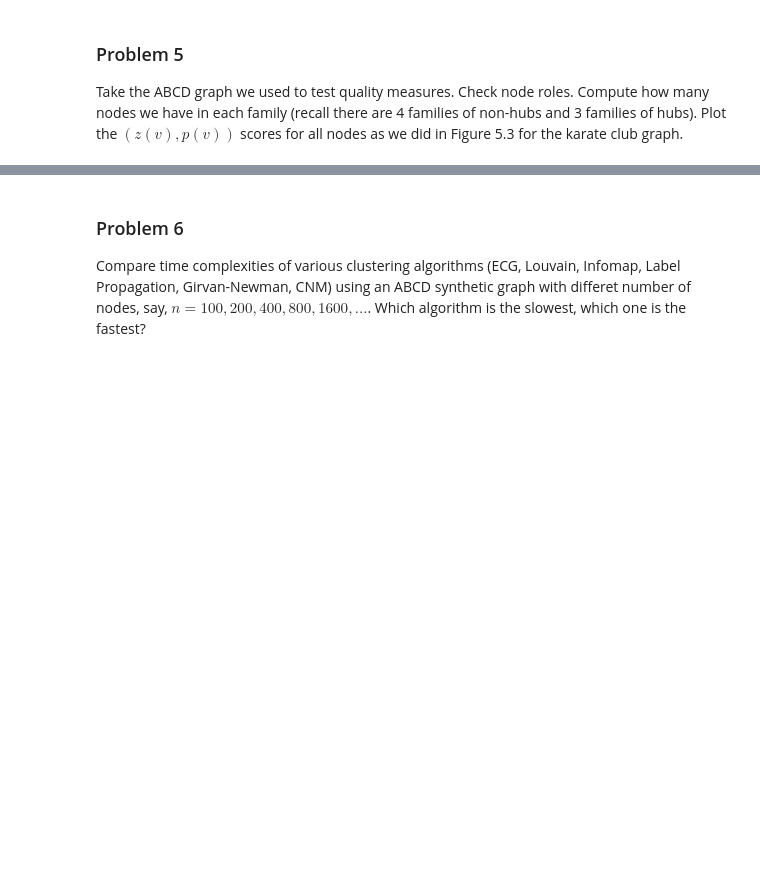
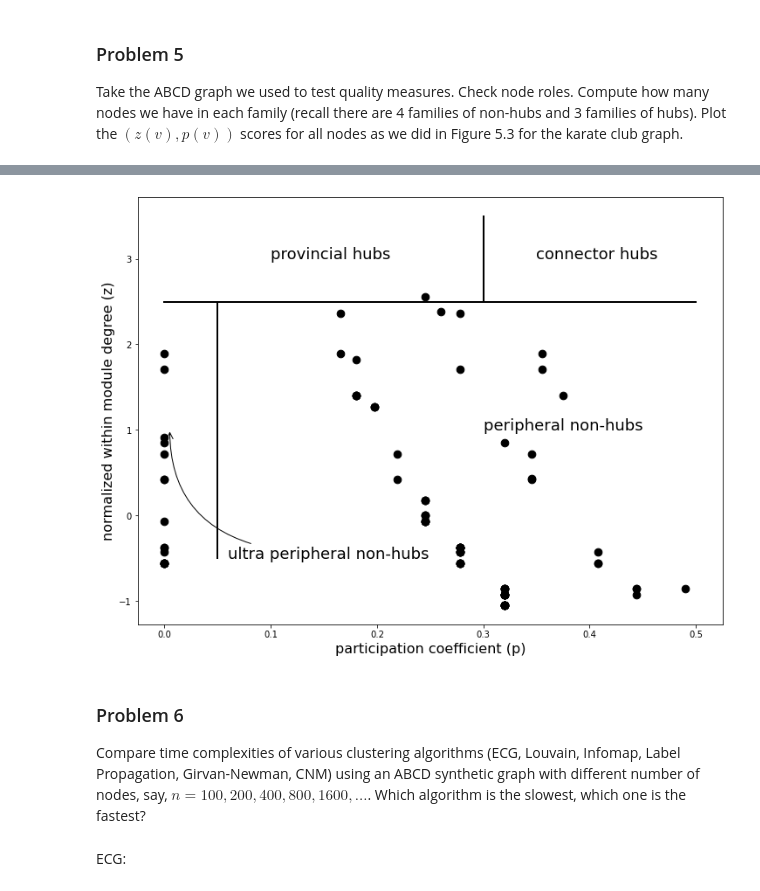
Before and after one commit to tz545/mining-complex-networks, a Jupyter notebook: Assignment5.ipynb, the cells around one changed output, grey strips where cells are left out. Cells and saved outputs as stored; diff of their text form; code cells hidden in the pictures; blank space fills up the shorter version.

```diff
--- a/Assignment5.ipynb
+++ b/Assignment5.ipynb
@@ -100,7 +102,9 @@ gh.vs['lbl'] = [lbl[i] for i in list(X['ml_target'])]
 ## build the mlsubgraph
 gh_ml = gh.subgraph([v for v in gh.vs() if v['lbl']=='ml'])
 # %%
+## run various clustering algorithms
 ecg = gh_ml.community_ecg().membership
 louvain = gh_ml.community_multilevel().membership
 infomap = gh_ml.community_infomap().membership
 lp = gh_ml.community_label_propagation().membership
+cnm = gh_ml.community_fastgreedy().as_clustering().membership
@@ -142,3 +132,28 @@ TypeError: len() of unsized object
 ### Problem 5
 
 Take the ABCD graph we used to test quality measures. Check node roles. Compute how many nodes we have in each family (recall there are 4 families of non-hubs and 3 families of hubs). Plot the $(z(v), p(v))$ scores for all nodes as we did in Figure 5.3 for the karate club graph.
+# %%
+g = ig.Graph.Read_Ncol(datadir+'ABCD/abcd_100.dat',directed=False)
+c = np.loadtxt(datadir+'ABCD/abcd_100_comms.dat',dtype='uint16',usecols=(1))
+g.vs['comm'] = [c[int(x['name'])-1]-1 for x in g.vs]
+# %%
+## compute internal degrees
+in_deg_0 = g.subgraph_edges([e for e in g.es if g.vs['comm'][e.tuple[0]]==0 and g.vs['comm'][e.tuple[1]]==0],
+                            delete_vertices=False).degree()
+in_deg_1 = g.subgraph_edges([e for e in g.es if g.vs['comm'][e.tuple[0]]==1 and g.vs['comm'][e.tuple[1]]==1],
+                            delete_vertices=False).degree()
+in_deg_2 = g.subgraph_edges([e for e in g.es if g.vs['comm'][e.tuple[0]]==2 and g.vs['comm'][e.tuple[1]]==2],
+                            delete_vertices=False).degree()
+
+## compute z (normalized within-module degree)
+g.vs['in_deg'] = [in_deg_0[i] + in_deg_1[i] + in_deg_2[i] for i in range(g.vcount())]
+mu = [np.mean([x for x in in_deg_0 if x>0]),np.mean([x for x in in_deg_1 if x>0]),np.mean([x for x in in_deg_2 if x>0])]
+sig = [np.std([x for x in in_deg_0 if x>0],ddof=1),np.std([x for x in in_deg_1 if x>0],ddof=1),np.std([x for x in in_deg_2 if x>0],ddof=1)]
+g.vs['z'] = [(v['in_deg']-mu[v['comm']])/sig[v['comm']] for v in g.vs]
+
+## computing p (participation coefficient)
+g.vs['deg'] = g.degree()
+g.vs['out_deg'] = [v['deg'] - v['in_deg'] for v in g.vs]
+g.vs['p'] = [1-(v['in_deg']/v['deg'])**2-(v['out_deg']/v['deg'])**2 for v in g.vs]
+D = pd.DataFrame(np.array([g.vs['z'],g.vs['p']]).transpose(),columns=['z','p']).sort_values(by='z',ascending=False)
+D.head()
@@ -145,4 +167,23 @@ Take the ABCD graph we used to test quality measures. Check node roles. Compute
+# %%
+## Plotting z(v) vs p(v) scores for all nodes
+fig, ax = plt.subplots(figsize=(12,9))
+ax.scatter(g.vs['p'],g.vs['z'],marker='o',s=75, color='k')
+
+plt.plot([0, .5], [2.5, 2.5], color='k', linestyle='-', linewidth=2)
+plt.plot([.05, .05], [-.5, 2.5], color='k', linestyle='-', linewidth=2)
+plt.plot([0.3, 0.3], [2.5, 3.5], color='k', linestyle='-', linewidth=2)
+
+ax.annotate('provincial hubs',(.1,3), fontsize=18)
+ax.annotate('connector hubs',(.35,3), fontsize=18)
+ax.annotate('peripheral non-hubs',(.3,1.), fontsize=18)
+ax.annotate('ultra peripheral non-hubs',(0.005,1.0),xytext=(.06,-0.5), fontsize=18,
+             arrowprops = dict( arrowstyle="->", connectionstyle="angle3,angleA=0,angleB=-90"))
+
+plt.xlabel('participation coefficient (p)',fontsize=16)
+plt.ylabel('normalized within module degree (z)',fontsize=16);
+# %% [output]
+[figure, added]
 # %% [markdown]
 ### Problem 6
 
-Compare time complexities of various clustering algorithms (ECG, Louvain, Infomap, Label Propagation, Girvan-Newman, CNM) using an ABCD synthetic graph with differet number of nodes, say, $n=100, 200, 400, 800, 1600, ...$. Which algorithm is the slowest, which one is the fastest?
+Compare time complexities of various clustering algorithms (ECG, Louvain, Infomap, Label Propagation, Girvan-Newman, CNM) using an ABCD synthetic graph with different number of nodes, say, $n=100, 200, 400, 800, 1600, ...$. Which algorithm is the slowest, which one is the fastest?
@@ -148,0 +196,2 @@ Compare time complexities of various clustering algorithms (ECG, Louvain, Infoma
+# %% [markdown]
+ECG:
```
Also changed, not shown: parts of 43 cells of this notebook.
